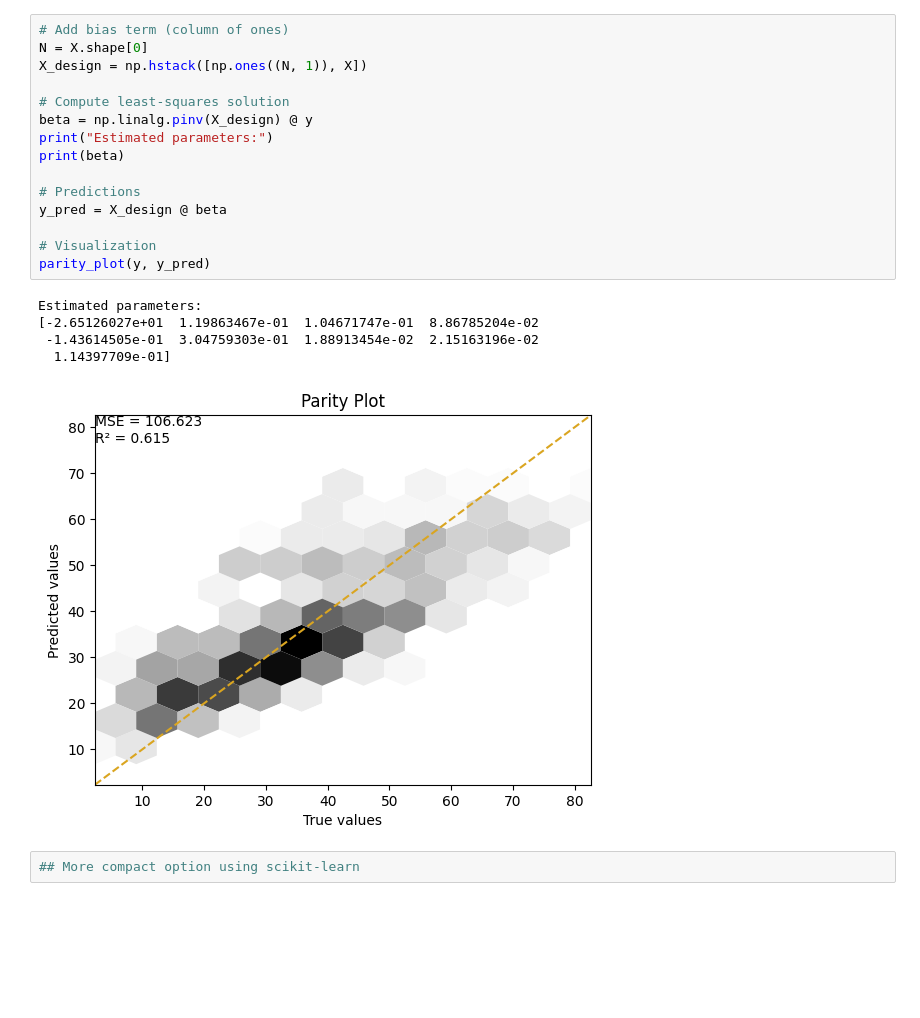
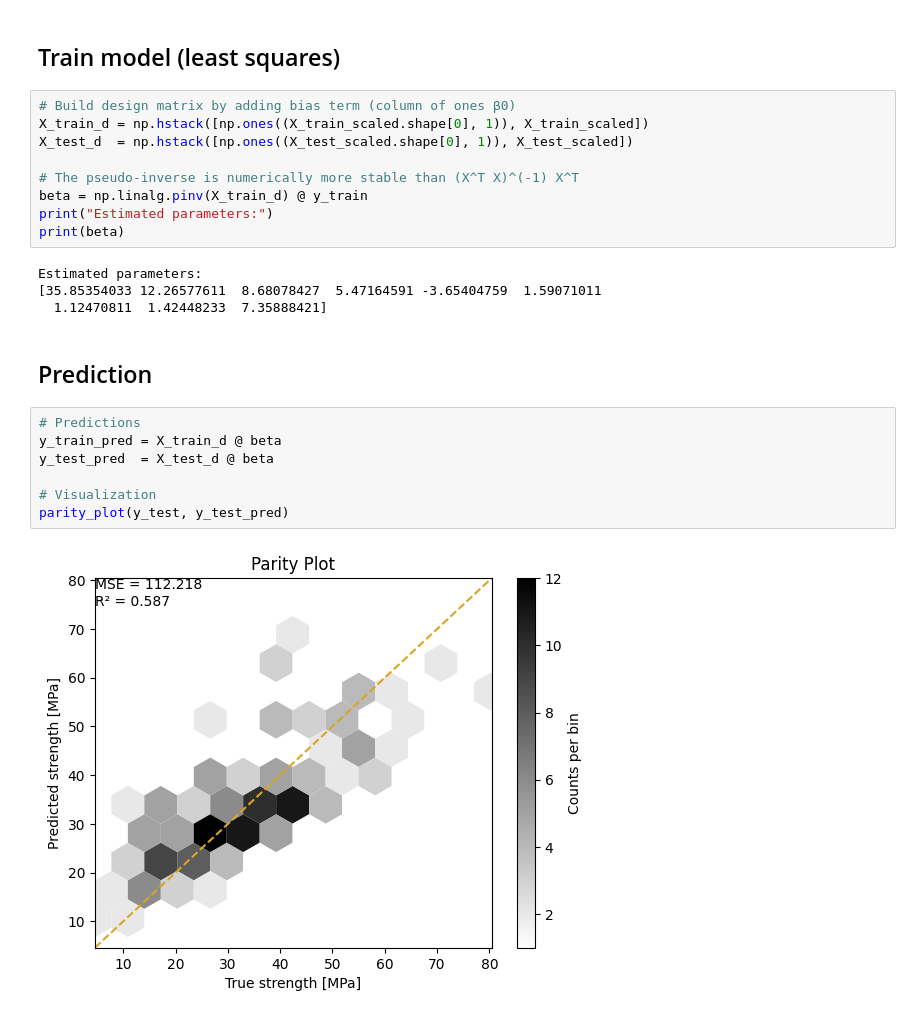
Before and after one commit to MatteoTorzy/acm, a Jupyter notebook: Linear_regression/Multivariate_regression_concrete.ipynb, the cells around one changed output. Drawn from its saved outputs; the diff is of its cells as text; blank space fills up the shorter version.

```diff
--- a/Linear_regression/Multivariate_regression_concrete.ipynb
+++ b/Linear_regression/Multivariate_regression_concrete.ipynb
@@ -44,23 +95,26 @@ y = df.iloc[1:, -1].values    # last column (except the title row)
+# %% [markdown]
+## Train model (least squares)
 # %%
-# Add bias term (column of ones)
-N = X.shape[0]
-X_design = np.hstack([np.ones((N, 1)), X])
+# Build design matrix by adding bias term (column of ones β0)
+X_train_d = np.hstack([np.ones((X_train_scaled.shape[0], 1)), X_train_scaled])
+X_test_d  = np.hstack([np.ones((X_test_scaled.shape[0], 1)), X_test_scaled])
 
-# Compute least-squares solution
-beta = np.linalg.pinv(X_design) @ y
+# The pseudo-inverse is numerically more stable than (X^T X)^(-1) X^T
+beta = np.linalg.pinv(X_train_d) @ y_train
 print("Estimated parameters:")
 print(beta)
-
-# Predictions
-y_pred = X_design @ beta
-
-# Visualization
-parity_plot(y, y_pred)
 # %% [output]
 Estimated parameters:
-[-2.65126027e+01  1.19863467e-01  1.04671747e-01  8.86785204e-02
- -1.43614505e-01  3.04759303e-01  1.88913454e-02  2.15163196e-02
-  1.14397709e-01]
+[35.85354033 12.26577611  8.68078427  5.47164591 -3.65404759  1.59071011
+  1.12470811  1.42448233  7.35888421]
-[figure, removed]
-# %%
-## More compact option using scikit-learn
+# %% [markdown]
+## Prediction
+# %%
+# Predictions
+y_train_pred = X_train_d @ beta
+y_test_pred  = X_test_d @ beta
+
+# Visualization
+parity_plot(y_test, y_test_pred)
+# %% [output]
+[figure, added]
```
Also changed, not shown: parts of 13 cells of this notebook.
